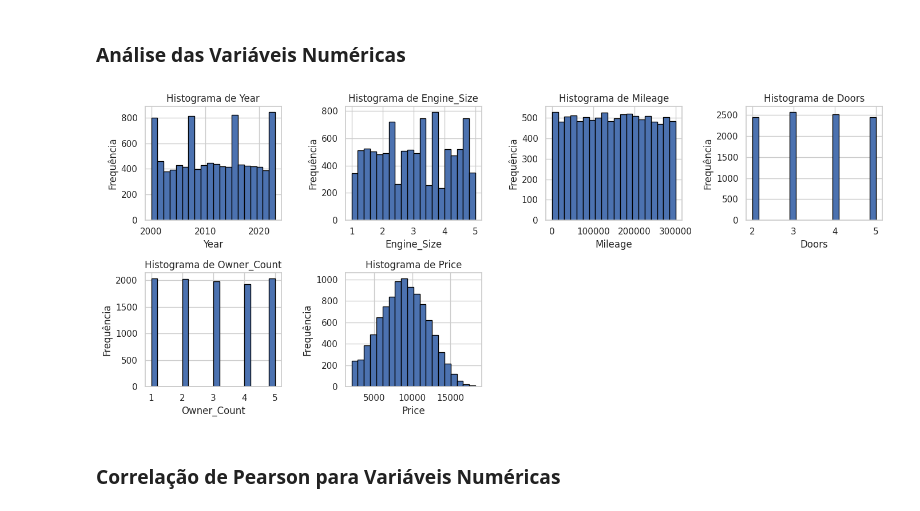
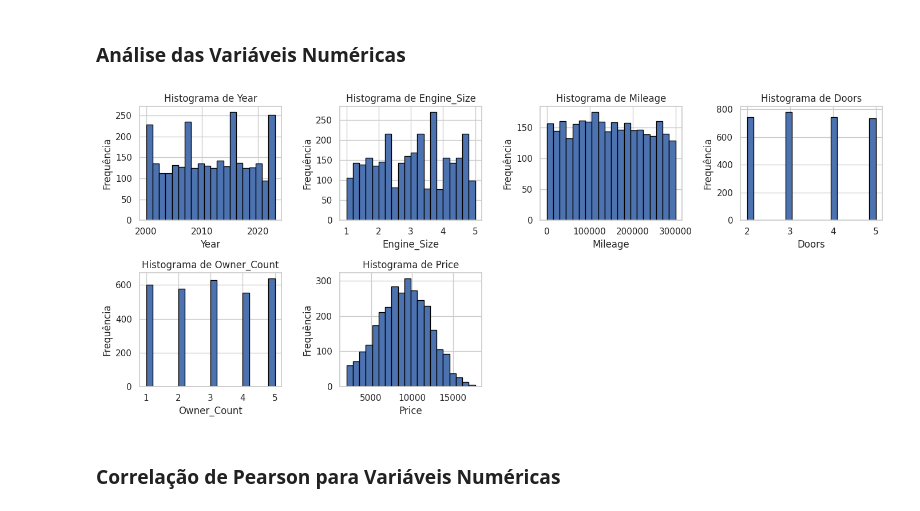
Before and after one commit to mateussrtt/portfolio-dados, a Jupyter notebook: car_dataset_predict.ipynb, the cells around one changed output. Saved outputs shown, nothing was run; the diff lists cells and outputs as text; code cells hidden in the pictures.

```diff
--- a/car_dataset_predict.ipynb
+++ b/car_dataset_predict.ipynb
@@ -46,0 +38,3 @@ df.shape
+# %%
+df_amostra = df.sample(frac=0.3, random_state=42)
+df_amostra.shape
@@ -253,8 +249,8 @@ plt.show()
 # %% [markdown]
 ### Identificação de variáveis numéricas e categóricas
 # %%
-var_num = df.select_dtypes(include=['number']).columns # Identificando variáveis numéricas
-var_ctg = df.select_dtypes(exclude=['number']).columns # Identificando variáveis categóricas
+var_num = df_amostra.select_dtypes(include=['number']).columns # Identificando variáveis numéricas
+var_ctg = df_amostra.select_dtypes(exclude=['number']).columns # Identificando variáveis categóricas
 
 print("Variáveis Numéricas:")
 print(var_num)
@@ -272,20 +268,20 @@ Index(['Brand', 'Model', 'Fuel_Type', 'Transmission'], dtype='object')
 # %%
 col_num = len(var_num)
 linhas_num = math.ceil(col_num / 3)
 plt.figure(figsize=(14, linhas_num * 3))
 
 # Criando os histogramas
 for i, column in enumerate(var_num, 1):
     plt.subplot(linhas_num, 4, i)
-    df[column].hist(bins=20, edgecolor='black')
+    df_amostra[column].hist(bins=20, edgecolor='black')
     plt.title(f'Histograma de {column}')
     plt.xlabel(column)
     plt.ylabel('Frequência')
 
 plt.tight_layout()
 plt.show()
 # %% [output]
-[figure, old version]
+[figure, new version]
 # %% [markdown]
 ### Correlação de Pearson para Variáveis Numéricas
 # %%
```
Also changed, not shown: parts of 49 cells of this notebook.
